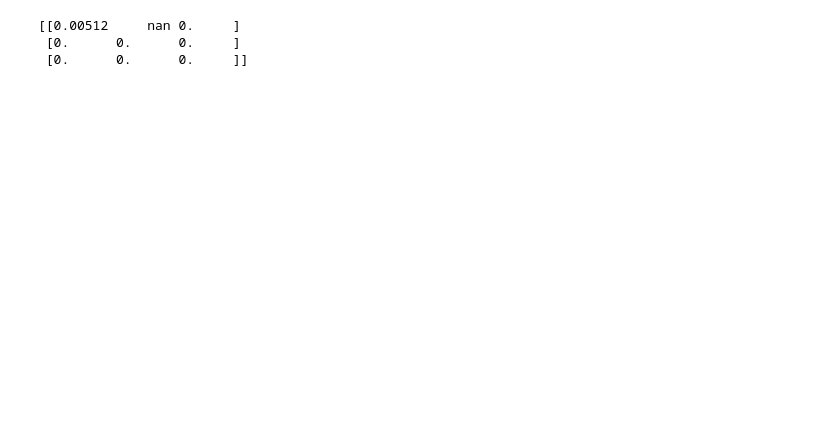
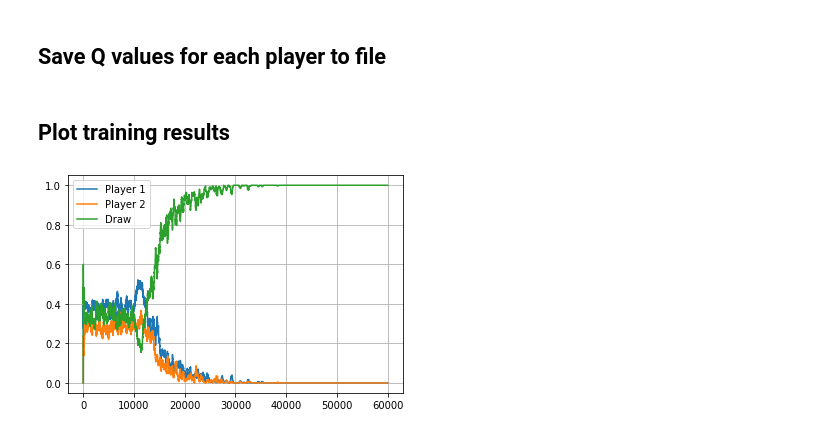
Before and after one commit to Janiak94/FFR135-ANN, a Jupyter notebook: Homework3/TicTacToe/TicTacToe.ipynb, the cells around one changed output. Saved outputs shown, nothing was run; the diff lists cells and outputs as text; code cells hidden in the pictures; blank space fills up the shorter version.

Commit message:
Plot moving average instead

```diff
--- a/Homework3/TicTacToe/TicTacToe.ipynb
+++ b/Homework3/TicTacToe/TicTacToe.ipynb
@@ -134,3 +135,5 @@ Draw
+# %% [markdown]
+## Save Q values for each player to file
 # %%
 def write_results(player, player_q_table_lookup):
     states = []
@@ -158,12 +161,31 @@ def write_results(player, player_q_table_lookup):
 
 write_results('player1', player_q_table_lookup)
 write_results('player2', player_q_table_lookup)
-# %%
-state = np.zeros((3,3), dtype='int8')
-state[0,1] = 1
-key = str(state)
-print(player_q_table_lookup['player2'][key]['q'])
-# %% [output]
-[[0.00512     nan 0.     ]
- [0.      0.      0.     ]
- [0.      0.      0.     ]]
+# %% [markdown]
+## Plot training results
+# %%
+player1_freq = np.zeros((n_rounds,))
+player2_freq = np.zeros((n_rounds,))
+draw_freq = np.zeros((n_rounds,))
+max_window_size = 300
+for i in range(n_rounds):
+    if i < max_window_size:
+        frame = outcomes[:i]
+        window_size = i+1
+    else:
+        frame = outcomes[(i-window_size):i]
+        window_size = max_window_size
+    player1_freq[i] = (frame.count('player1')/window_size)
+    player2_freq[i] = (frame.count('player2')/window_size)
+    draw_freq[i] = (frame.count(None)/window_size)
+
+
+
+rounds = np.arange(n_rounds)
+plt.plot(rounds, player1_freq, label='Player 1')
+plt.plot(rounds, player2_freq, label='Player 2')
+plt.plot(rounds, draw_freq, label='Draw')
+plt.legend()
+plt.grid()
+# %% [output]
+[figure, added]
```
Also changed, not shown: parts of 2 cells of this notebook.
